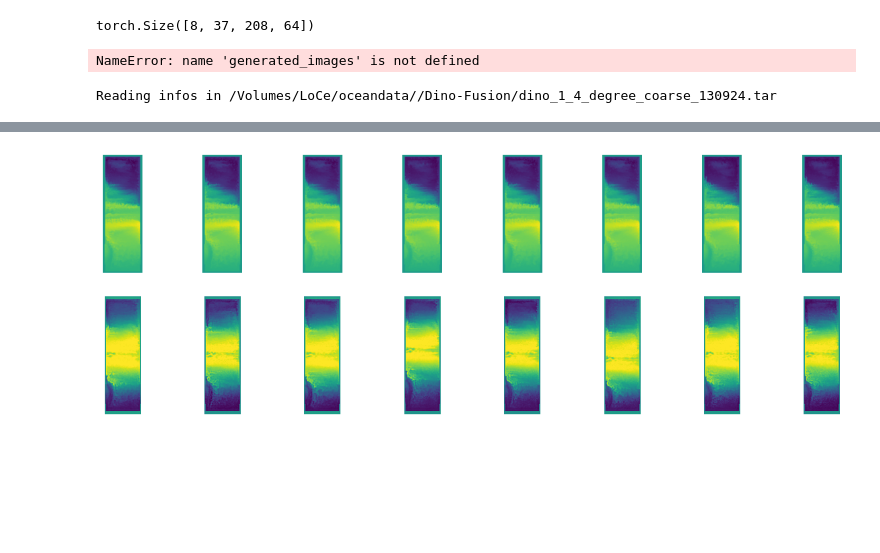
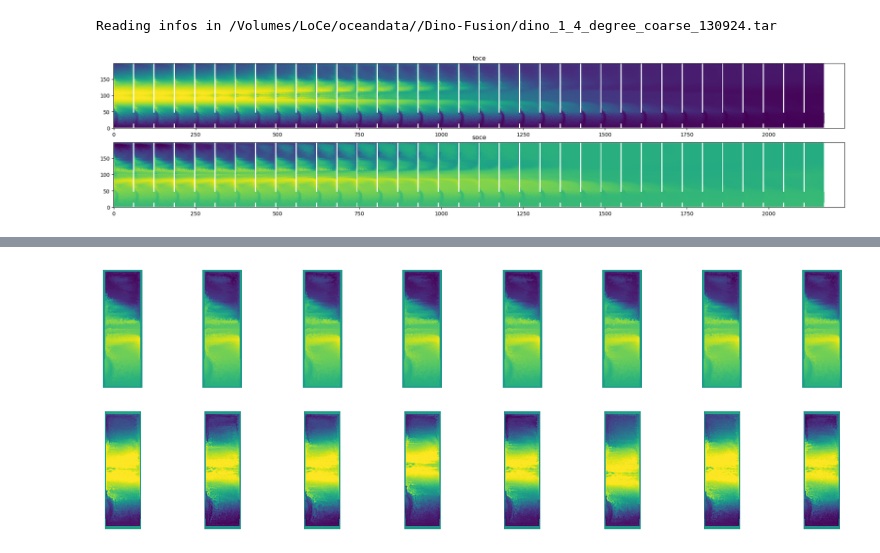
Before and after one commit to Etienne-Meunier/DINO-Fusion, a Jupyter notebook: Diffusion_Model/notebooks/Re-normalise-generated-data.ipynb, the cells around one changed output, grey strips where cells are left out. Saved outputs shown, nothing was run; the diff lists cells and outputs as text; code cells hidden in the pictures; blank space fills up the shorter version.

```diff
--- a/Diffusion_Model/notebooks/Re-normalise-generated-data.ipynb
+++ b/Diffusion_Model/notebooks/Re-normalise-generated-data.ipynb
@@ -8 +16,19 @@ from utils import getoce dataloader
+# %%
+train_dataloader = get_dataloader(config.data_file, batch_size=config.train_batch_size, fields=config.fields)
+config.data_shape = train_dataloader.get_data_shape()
+idt = iter(train_dataloader)
+batch = next(idt)
+# %% [output]
+Reading infos in /Volumes/LoCe/oceandata//Dino-Fusion/dino_1_4_degree_coarse_130924.tar
+# %%
+sample = trf.uncall(batch[0])
+# %%
+fig, axs = plt.subplots(2,1,figsize=(25,5))
+
+for i, t in enumerate(['toce', 'soce']) :
+    axs[i].set_title(t)
+    axs[i].imshow(einops.rearrange(sample[f'{t}.npy'], 'z w h -> w (z h)'))
+    axs[i].invert_yaxis()
+# %% [output]
+[figure, added]
 # %%
@@ -14,11 +37,0 @@ config = TrainingConfig()
-# %%
-generated_fields.shape
-# %% [output]
-torch.Size([8, 37, 208, 64])
-# %%
-soce = generated_images[:, 0:18]
-toce = generated_images[:, 19:-1]
-ssh = generated_images[:, -1:]
-print(f'{soce.shape=} {toce.shape=} {ssh.shape=}')
-# %% [output]
-NameError: name 'generated_images' is not defined
@@ -29,5 +37,0 @@ config = TrainingConfig()
-# %%
-train_dataloader = getoce dataloader(config.data_file, batch_size=config.train_batch_size, fields=config.fields)
-config.data_shape = train_dataloader.getoce data_shape()
-# %% [output]
-Reading infos in /Volumes/LoCe/oceandata//Dino-Fusion/dino_1_4_degree_coarse_130924.tar
```
Also changed, not shown: parts of 22 cells of this notebook, 4 other files.
